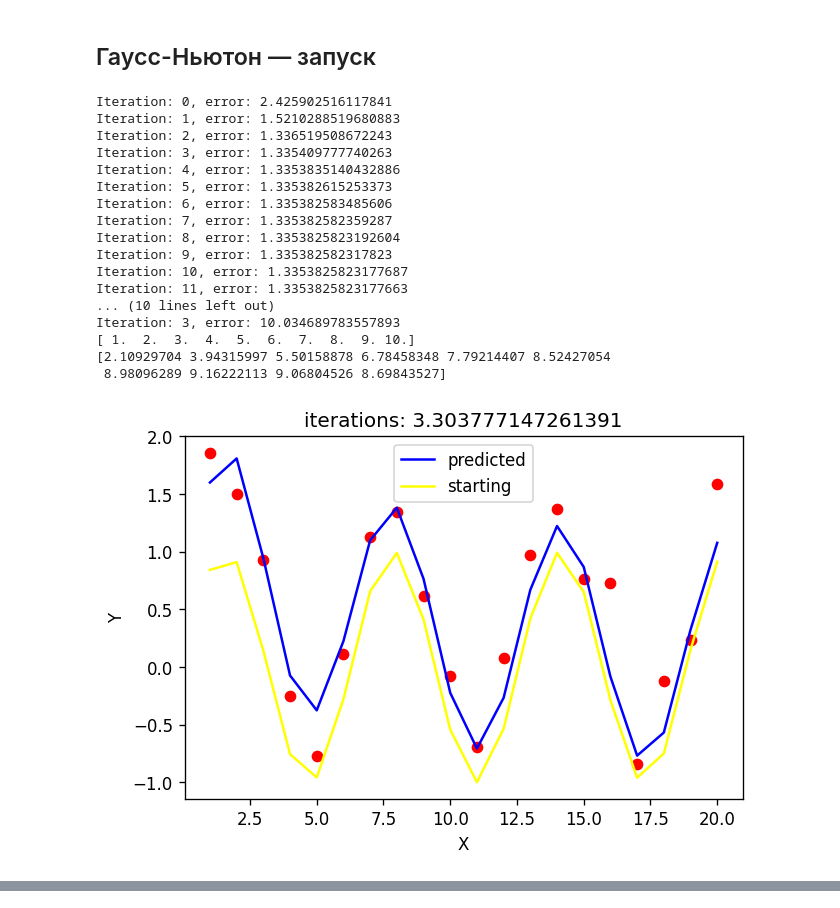
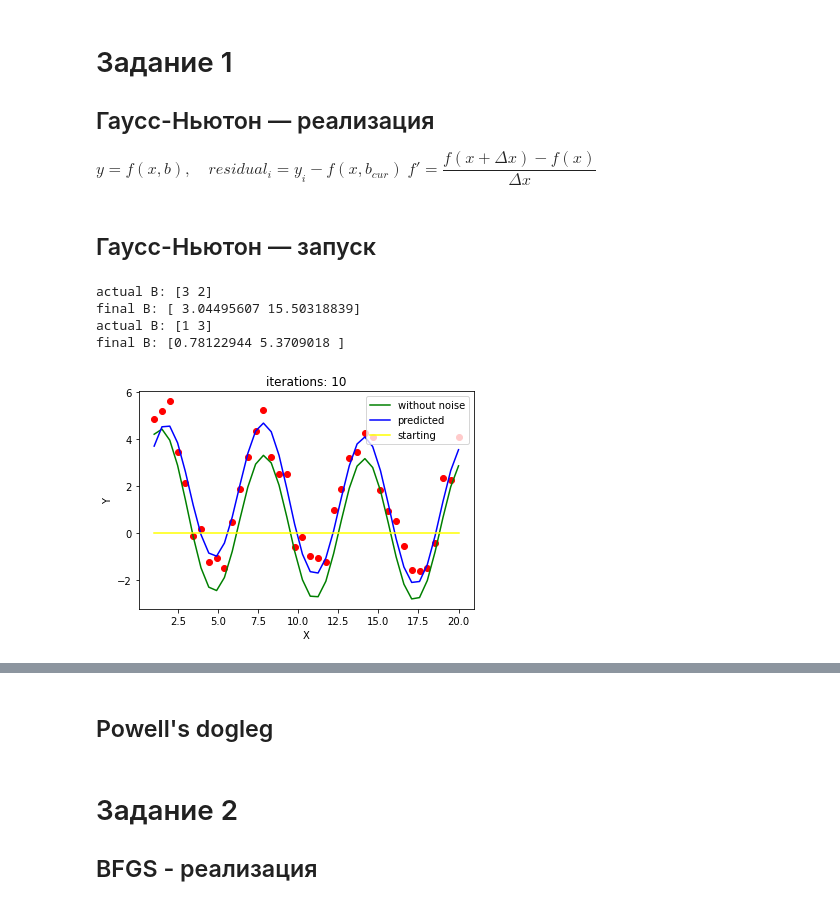
Before and after one commit to metopt-labs/lab3, a Jupyter notebook: solution.ipynb, the cells around one changed output, grey strips where cells are left out. Cells and saved outputs as stored; diff of their text form; code cells hidden in the pictures.

```diff
--- a/solution.ipynb
+++ b/solution.ipynb
@@ -7,3 +7,9 @@ import matplotlib.pyplot as plt
+# %% [markdown]
+# Задание 1
+## Гаусс-Ньютон — реализация
+
+$y = f(x, b), \quad residual_i = y_i - f(x, b_{cur})$
+$f' = \dfrac{f(x + \Delta x) - f(x)}{\Delta x}$
 # %%
 class GaussNewton:
     def __init__(self, func, eps, max_iterations):
@@ -22,33 +28,32 @@ class GaussNewton:
         error_prev = np.inf
         final_iterations = 0
         for iteration in range(self.max_iterations):
-            diff = self.calculateDiff(self.B)
+
+            residual = self.calculateResidual(self.B)
             J = self.calculateJacobian(self.B)
-            self.B -= self.pseudoInverse(J) @ diff
-            error = np.sqrt(np.sum(diff**2))
+            self.B -= self.pseudoInverse(J) @ residual
 
-            print(f"Iteration: {iteration}, error: {error}")
-
+            error = np.sqrt(np.sum(residual**2))
             error_diff = np.abs(error_prev - error)
+            final_iterations = iteration
             if error_diff < self.eps:
-                return self.B
+                return self.B, final_iterations
 
             error_prev = error
-            final_iterations = iteration
 
         return self.B, final_iterations
 
-    def calculateDiff(self, B):
-        Y_pred = self.func(self.X, B)
-        return Y_pred - self.Y
+    def calculateResidual(self, B):
+        Y_cur = self.func(self.X, B)
+        return Y_cur - self.Y
 
-    def calculateJacobian(self, B0, step = 1e-6):
-        Y0 = self.calculateDiff(B0)
+    def calculateJacobian(self, B0, step=1e-6):
+        Y0 = self.calculateResidual(B0)
         J = []
         for i, parameter in enumerate(B0):
             B = B0.copy()
             B[i] += step
-            Y = self.calculateDiff(B)
+            Y = self.calculateResidual(B)
             derivative = (Y - Y0) / step
             J.append(derivative)
         J = np.array(J).T
@@ -61,21 +66,22 @@ class GaussNewton:
     def fitFunction(self):
         return self.func(self.X, self.B)
 # %%
-def runGaussNewton(func, N = 30, eps = 1e-15, randCoeff = 1, max_iterations=1000):
+def runGaussNewton(func, N = 30, eps = 1e-15, randCoeff = 2, max_iterations=1000):
     def generateStartingValues():
-        X = np.linspace(1, N, N)
-        B = np.random.rand(2)
+        X = np.linspace(1, N * 0.5, N)
+        B = np.random.randint(5, size=2)
         Y = func(X, B) + randCoeff * np.random.rand(N)
         return X, B, Y
 
     X, B, Y = generateStartingValues()
+    print(f"actual B: {B}")
+    plt.plot(X, func(X, B), color='green', label='without noise')
     B0 = [0, 0]
 
     gauss_newton = GaussNewton(func, eps, max_iterations)
     Bf, iterations = gauss_newton.fit(X, Y, B0)
+    print(f"final B: {Bf}")
     fit = gauss_newton.fitFunction()
-    print(X)
-    print(fit)
 
     plt.figure(1, figsize=(6, 4), dpi=120)
     plt.scatter(X, Y, color='red')
@@ -90,30 +96,17 @@ def runGaussNewton(func, N = 30, eps = 1e-15, randCoeff = 1, max_iterations=1000
 ## Гаусс-Ньютон — запуск
 # %%
 def func1(X, B):
-    return (B[0] + B[1] * X) / (X**2 + B[1]) + np.sin(X)
+    return (B[0] + B[1] * X) / (X**2 + B[1]) + np.sin(X) * B[0]
 
-runGaussNewton(func1, N=20)
+runGaussNewton(func1, N=40)
 
 def func2(X, B):
     return B[0] * X**2 + B[1] * X
 
-runGaussNewton(func2, N=10, randCoeff=10)
+runGaussNewton(func2, N=20, randCoeff=10)
 # %% [output]
-Iteration: 0, error: 2.425902516117841
-Iteration: 1, error: 1.5210288519680883
-Iteration: 2, error: 1.336519508672243
-Iteration: 3, error: 1.335409777740263
-Iteration: 4, error: 1.3353835140432886
-Iteration: 5, error: 1.335382615253373
-Iteration: 6, error: 1.335382583485606
-Iteration: 7, error: 1.335382582359287
-Iteration: 8, error: 1.3353825823192604
-Iteration: 9, error: 1.335382582317823
-Iteration: 10, error: 1.3353825823177687
-Iteration: 11, error: 1.3353825823177663
-... (10 lines left out)
-Iteration: 3, error: 10.034689783557893
-[ 1.  2.  3.  4.  5.  6.  7.  8.  9. 10.]
-[2.10929704 3.94315997 5.50158878 6.78458348 7.79214407 8.52427054
- 8.98096289 9.16222113 9.06804526 8.69843527]
+actual B: [3 2]
+final B: [ 3.04495607 15.50318839]
+actual B: [1 3]
+final B: [0.78122944 5.3709018 ]
-[figure, old version]
+[figure, new version]
@@ -120,0 +114,2 @@ Iteration: 3, error: 10.034689783557893
+# %% [markdown]
+## Powell's dogleg
@@ -120,0 +154,3 @@ Iteration: 3, error: 10.034689783557893
+# %% [markdown]
+# Задание 2
+## BFGS - реализация
```
Also changed, not shown: parts of 7 cells of this notebook.
